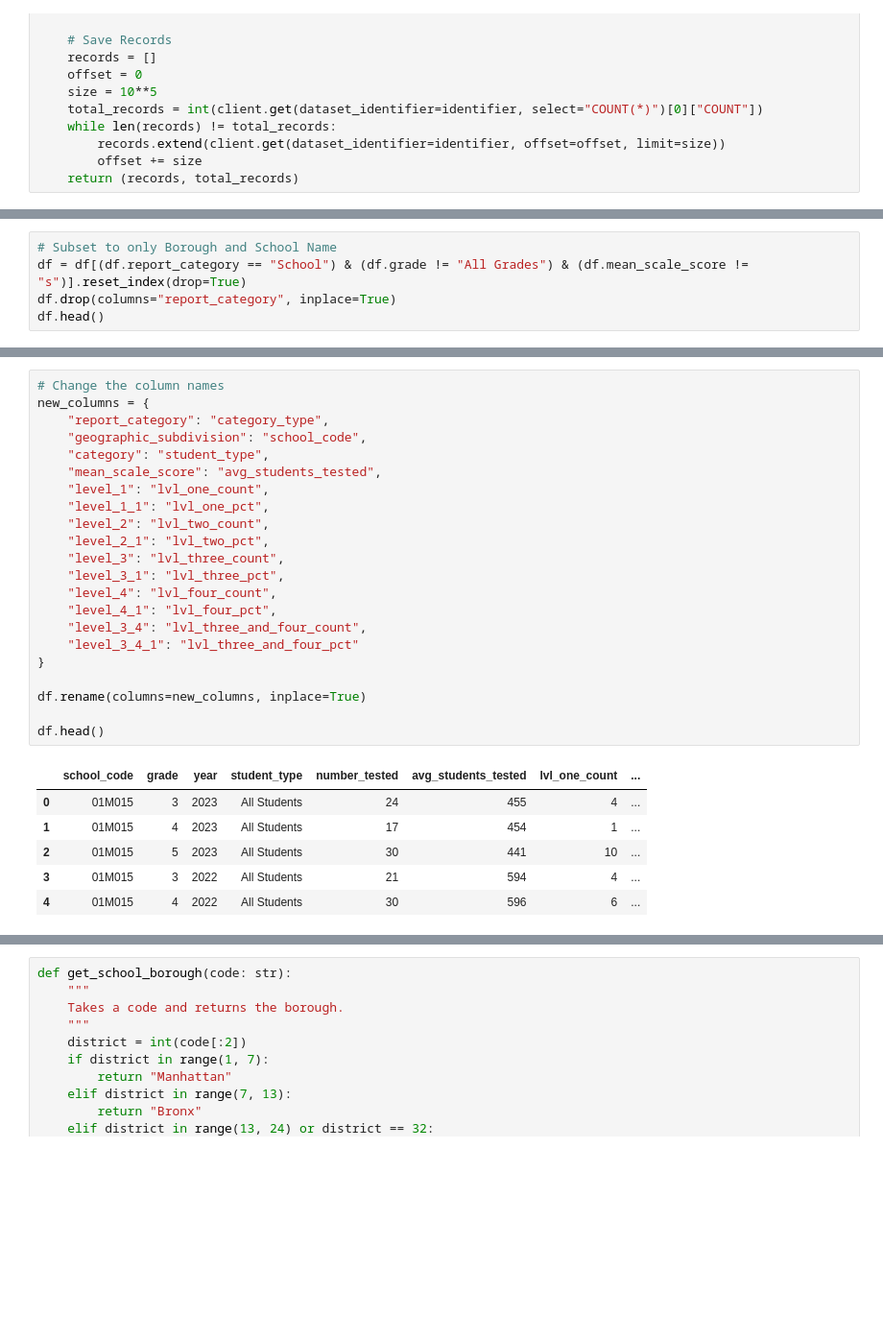
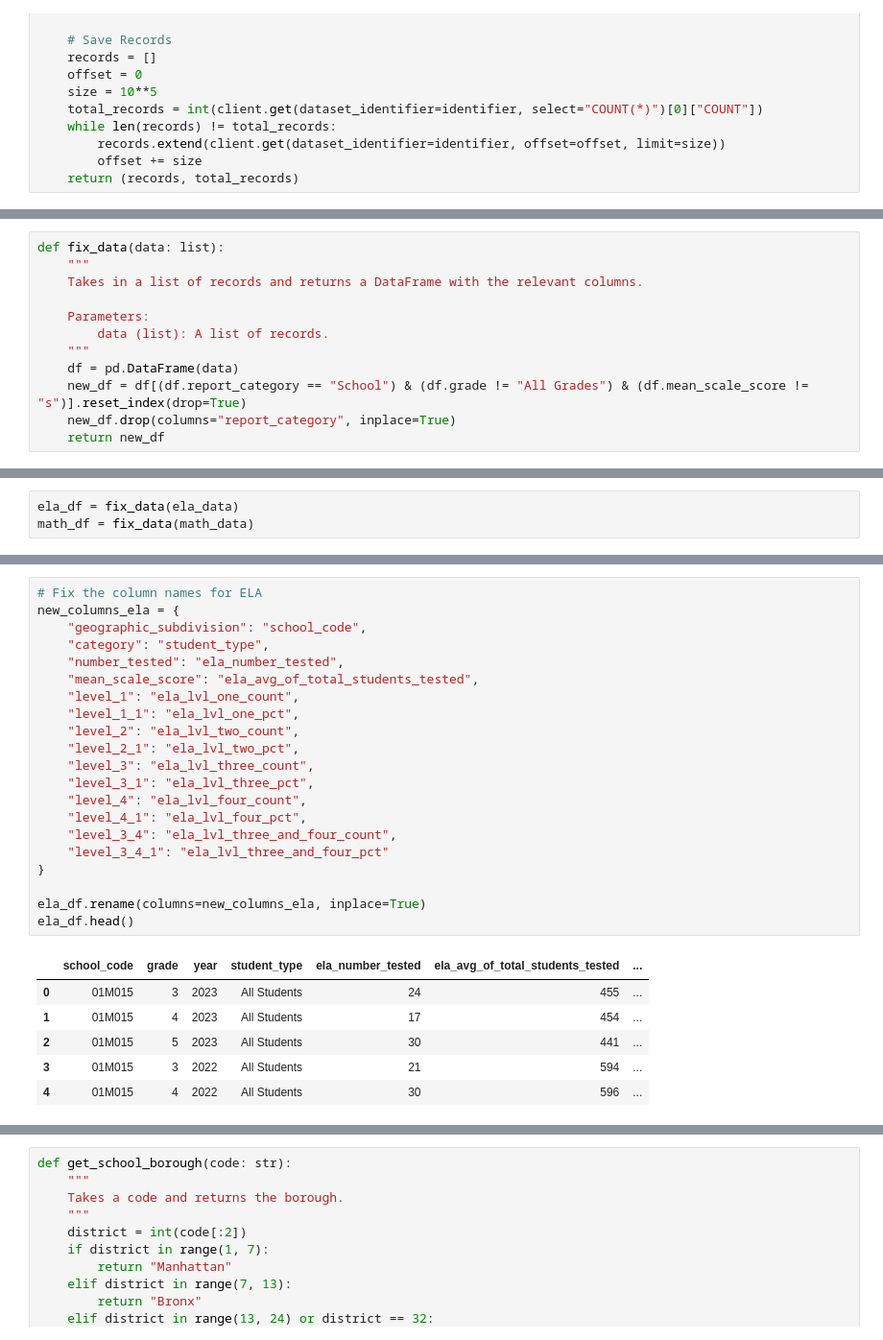
Before and after one commit to kazirshahria/school_performances, a Jupyter notebook: data_pipeline.ipynb, the cells around one changed output, grey strips where cells are left out. Shown at 96% size. Cells and saved outputs as stored; diff of their text form; blank space fills up the shorter version.

```diff
--- a/data_pipeline.ipynb
+++ b/data_pipeline.ipynb
@@ -65,5 +47,12 @@ Name: count, dtype: int64
 # %%
-# Subset to only Borough and School Name
-df = df[(df.report_category == "School") & (df.grade != "All Grades") & (df.mean_scale_score != "s")].reset_index(drop=True)
-df.drop(columns="report_category", inplace=True)
-df.head()
+def fix_data(data: list):
+    """
+    Takes in a list of records and returns a DataFrame with the relevant columns.
+
+    Parameters:
+        data (list): A list of records.
+    """
+    df = pd.DataFrame(data)
+    new_df = df[(df.report_category == "School") & (df.grade != "All Grades") & (df.mean_scale_score != "s")].reset_index(drop=True)
+    new_df.drop(columns="report_category", inplace=True)
+    return new_df
@@ -76,0 +59,3 @@ df.head()
+# %%
+ela_df = fix_data(ela_data)
+math_df = fix_data(math_data)
@@ -77,29 +80,28 @@ df.head()
 # %%
-# Change the column names
-new_columns = {
-    "report_category": "category_type",
+# Fix the column names for ELA
+new_columns_ela = {
     "geographic_subdivision": "school_code",
     "category": "student_type",
-    "mean_scale_score": "avg_students_tested",
-    "level_1": "lvl_one_count",
-    "level_1_1": "lvl_one_pct",
-    "level_2": "lvl_two_count",
-    "level_2_1": "lvl_two_pct",
-    "level_3": "lvl_three_count",
-    "level_3_1": "lvl_three_pct",
-    "level_4": "lvl_four_count",
-    "level_4_1": "lvl_four_pct",
-    "level_3_4": "lvl_three_and_four_count",
-    "level_3_4_1": "lvl_three_and_four_pct"
+    "number_tested": "ela_number_tested",
+    "mean_scale_score": "ela_avg_of_total_students_tested",
+    "level_1": "ela_lvl_one_count",
+    "level_1_1": "ela_lvl_one_pct",
+    "level_2": "ela_lvl_two_count",
+    "level_2_1": "ela_lvl_two_pct",
+    "level_3": "ela_lvl_three_count",
+    "level_3_1": "ela_lvl_three_pct",
+    "level_4": "ela_lvl_four_count",
+    "level_4_1": "ela_lvl_four_pct",
+    "level_3_4": "ela_lvl_three_and_four_count",
+    "level_3_4_1": "ela_lvl_three_and_four_pct"
 }
 
-df.rename(columns=new_columns, inplace=True)
-
-df.head()
+ela_df.rename(columns=new_columns_ela, inplace=True)
+ela_df.head()
 # %% [output]
-|  | school_code | grade | year | student_type | number_tested | avg_students_tested | lvl_one_count | ... |
-| 0 | 01M015 | 3 | 2023 | All Students | 24 | 455 | 4 | ... |
-| 1 | 01M015 | 4 | 2023 | All Students | 17 | 454 | 1 | ... |
-| 2 | 01M015 | 5 | 2023 | All Students | 30 | 441 | 10 | ... |
-| 3 | 01M015 | 3 | 2022 | All Students | 21 | 594 | 4 | ... |
-| 4 | 01M015 | 4 | 2022 | All Students | 30 | 596 | 6 | ... |
+|  | school_code | grade | year | student_type | ela_number_tested | ela_avg_of_total_students_tested | ... |
+| 0 | 01M015 | 3 | 2023 | All Students | 24 | 455 | ... |
+| 1 | 01M015 | 4 | 2023 | All Students | 17 | 454 | ... |
+| 2 | 01M015 | 5 | 2023 | All Students | 30 | 441 | ... |
+| 3 | 01M015 | 3 | 2022 | All Students | 21 | 594 | ... |
+| 4 | 01M015 | 4 | 2022 | All Students | 30 | 596 | ... |
```
Also changed, not shown: parts of 20 cells of this notebook.
